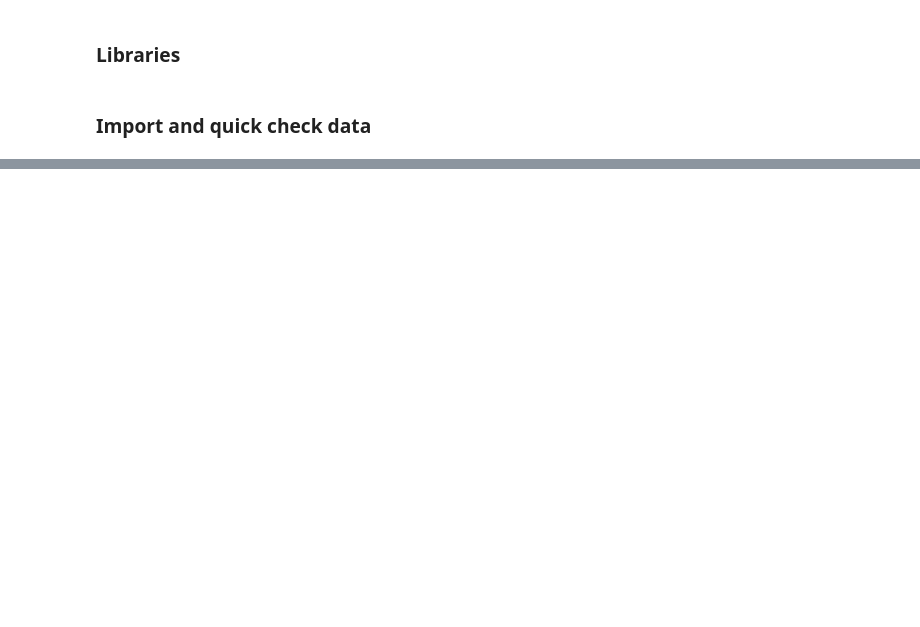
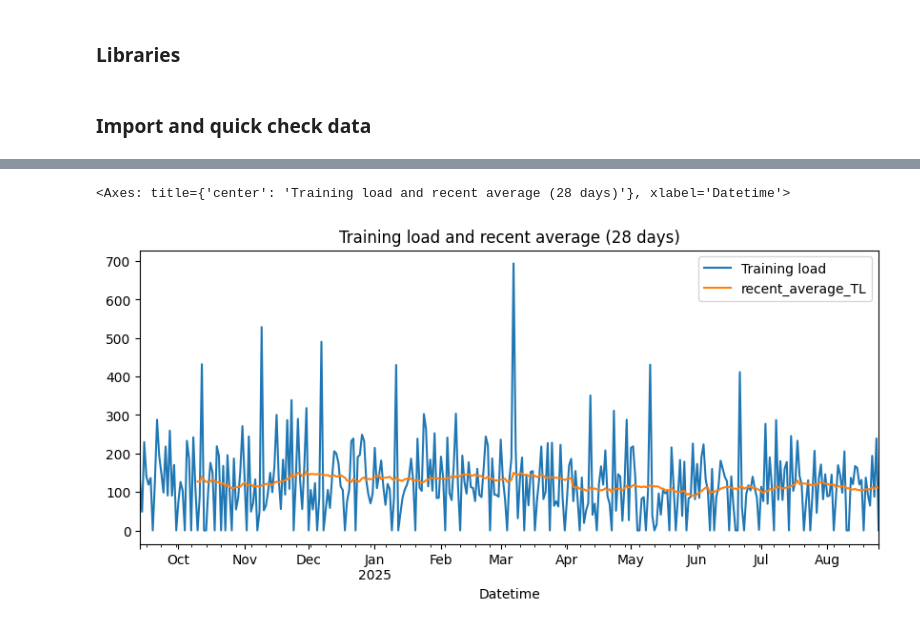
Before and after one commit to 1312Bravo/TrainingPeaks_customLog, a Jupyter notebook: analysis/relative_training_load/development.ipynb, the cells around one changed output, grey strips where cells are left out. Cells and saved outputs as stored; diff of their text form; code cells hidden in the pictures; blank space fills up the shorter version.

```diff
--- a/analysis/relative_training_load/development.ipynb
+++ b/analysis/relative_training_load/development.ipynb
@@ -162,0 +286,7 @@ Youu can tune the thresholds based on athlete type, sport, or training phase. Th
+# %%
+# Recent Average load over n days (n = 28)
+tl_data["recent_average_TL"] = tl_data["Training load"].rolling(window=28, min_periods=28).mean()
+tl_data.plot(x="Datetime", y=["Training load", "recent_average_TL"], figsize=(10,4), title="Training load and recent average (28 days)")
+# %% [output]
+<Axes: title={'center': 'Training load and recent average (28 days)'}, xlabel='Datetime'>
+[figure, added]
```
Also changed, not shown: parts of 11 cells of this notebook.
